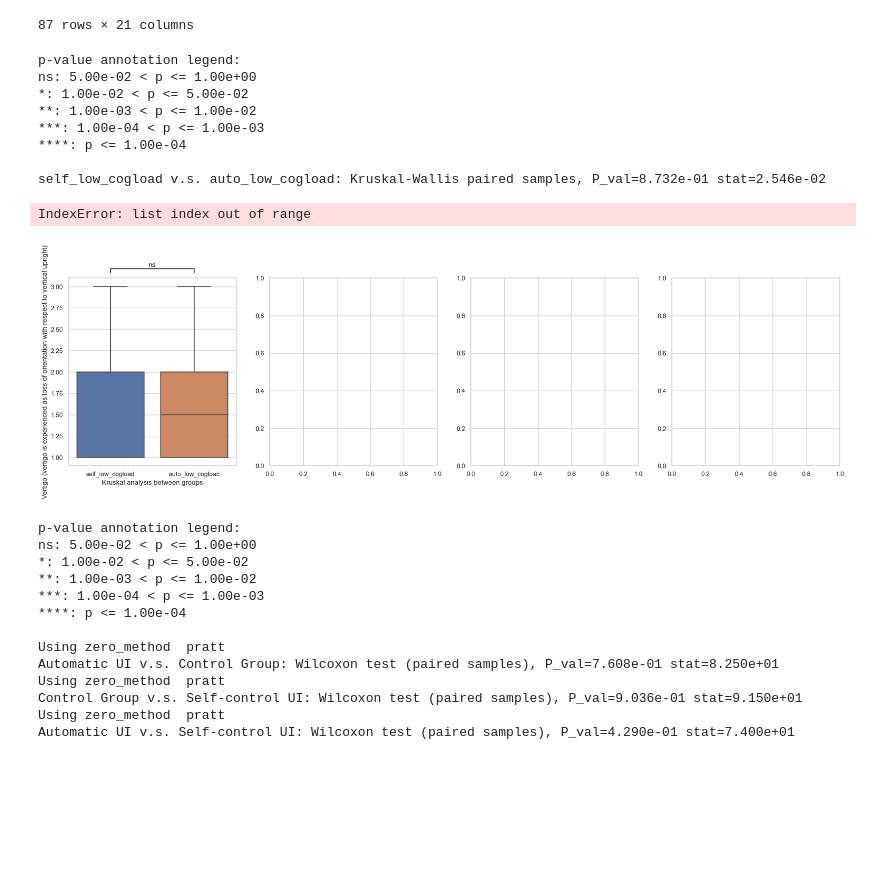
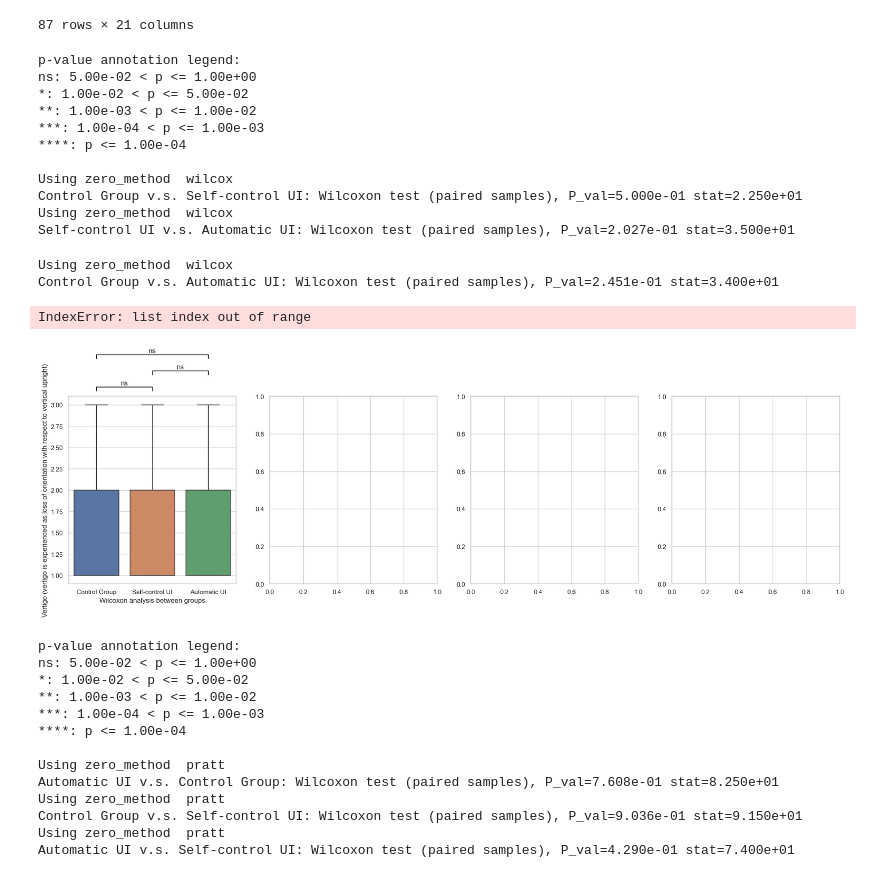
Before and after one commit to Tianyu-Zhou/NIST_Way_Finding, a Jupyter notebook: Survey.ipynb, the cells around one changed output. Saved outputs shown, nothing was run; the diff lists cells and outputs as text; code cells hidden in the pictures; blank space fills up the shorter version.

```diff
--- a/Survey.ipynb
+++ b/Survey.ipynb
@@ -123,8 +123,8 @@ cogload_raw
 # %%
 ### pair analysis visualization
 sns.set(style = 'whitegrid')
-# x = 'Experiment Group'
-x = 'which_better'
+x = 'Experiment Group'
+# x = 'which_better'
 # y_list = ["The environment of the building was difficult to navigate.",
 #          "The procedure of searching for targets in a multi-story building was complex.",
 #          "I do not consider myself to have a good sense of direction (ability to know one’s location and perform wayfinding).",
@@ -140,18 +140,18 @@ x = 'which_better'
 # y_list = ["General discomfort","Fatigue","Eyestrain","Difficulty focusing"]
 # y_list = ["Headache","Fullness of head","Blurred vision","Dizzy (eyes closed)"]
 y_list = ["Vertigo (vertigo is experienced as loss of orientation with respect to vertical upright)"]
-# order = ["Automatic UI","Control Group","Self-control UI"]
-order = ["self_low_cogload","auto_low_cogload"]
-# method = 'Wilcoxon'
-method = 'Kruskal'
+order = ["Control Group","Self-control UI","Automatic UI"]
+# order = ["self_low_cogload","auto_low_cogload"]
+method = 'Wilcoxon'
+# method = 'Kruskal'
 # data = cogload_raw
 data = spatial_raw
 plot_line = 0
 
 box_pairs=[
          (order[0], order[1]),
-         # (order[0], order[2]),
-         # (order[1], order[2]),
+         (order[0], order[2]),
+         (order[1], order[2]),
          ]
 
 fig, axes = plt.subplots(1,4, figsize=(24,6), dpi=100)
@@ -175,6 +175,7 @@ test_results = add_stat_annotation(ax=axes[0], data=data, x=x, y=y, order=order,
                                  test=method,
                                  comparisons_correction=None,
                                  text_format='star', loc='outside', verbose=1,
+                                 stats_params={'alternative': 'greater'}
                                  )
 
 axes[0].set(xlabel = method + ' analysis between groups', ylabel=y)
@@ -197,6 +198,7 @@ test_results = add_stat_annotation(ax=axes[1], data=data, x=x, y=y,order=order,
                                  test=method,
                                  comparisons_correction=None,
                                  text_format='star', loc='outside', verbose=1,
+                                 stats_params={'alternative': 'greater'}
                                  )
 axes[1].set(xlabel = method + ' analysis between groups', ylabel=y)
 
@@ -218,40 +220,47 @@ test_results = add_stat_annotation(ax=axes[2], data=data, x=x, y=y,order=order,
                                  test=method,
                                  comparisons_correction=None,
                                  text_format='star', loc='outside', verbose=1,
+                                 stats_params={'alternative': 'greater'}
                                  )
 axes[2].set(xlabel = method + ' analysis between groups', ylabel=y)
 
 y = y_list[3]
 axes[3] = sns.boxplot(ax = axes[3],data=data, x=x, y=y,order=order,)
 if plot_line:
    for i in range(0,len(data),3):
       plot_data = np.zeros(3)
       for j in range(3):
          if data[[x]].values.ravel()[i+j] == order[0]:
             plot_data[0] = data[[y]].values.ravel()[i+j]
          if data[[x]].values.ravel()[i+j] == order[1]:
             plot_data[1] = data[[y]].values.ravel()[i+j]
          if data[[x]].values.ravel()[i+j] == order[2]:
             plot_data[2] = data[[y]].values.ravel()[i+j]
       axes[3].plot(plot_data)
 test_results = add_stat_annotation(ax=axes[3], data=data, x=x, y=y,order=order,
                                  box_pairs=box_pairs,
                                  test=method,
                                  comparisons_correction=None,
                                  text_format='star', loc='outside', verbose=1,
+                                 stats_params={'alternative': 'greater'}
                                  )
 axes[3].set(xlabel = method + ' analysis between groups', ylabel=y)
 # %% [output]
 p-value annotation legend:
 ns: 5.00e-02 < p <= 1.00e+00
 *: 1.00e-02 < p <= 5.00e-02
 **: 1.00e-03 < p <= 1.00e-02
 ***: 1.00e-04 < p <= 1.00e-03
 ****: p <= 1.00e-04
 
-self_low_cogload v.s. auto_low_cogload: Kruskal-Wallis paired samples, P_val=8.732e-01 stat=2.546e-02
+Using zero_method  wilcox
+Control Group v.s. Self-control UI: Wilcoxon test (paired samples), P_val=5.000e-01 stat=2.250e+01
+Using zero_method  wilcox
+Self-control UI v.s. Automatic UI: Wilcoxon test (paired samples), P_val=2.027e-01 stat=3.500e+01
-IndexError: list index out of range
+Using zero_method  wilcox
+Control Group v.s. Automatic UI: Wilcoxon test (paired samples), P_val=2.451e-01 stat=3.400e+01
+IndexError: list index out of range
-[figure, old version]
+[figure, new version]
 # %%
 sns.set(style = 'whitegrid')
 x = 'Experiment Group'
```
Also changed, not shown: 1 other file.
